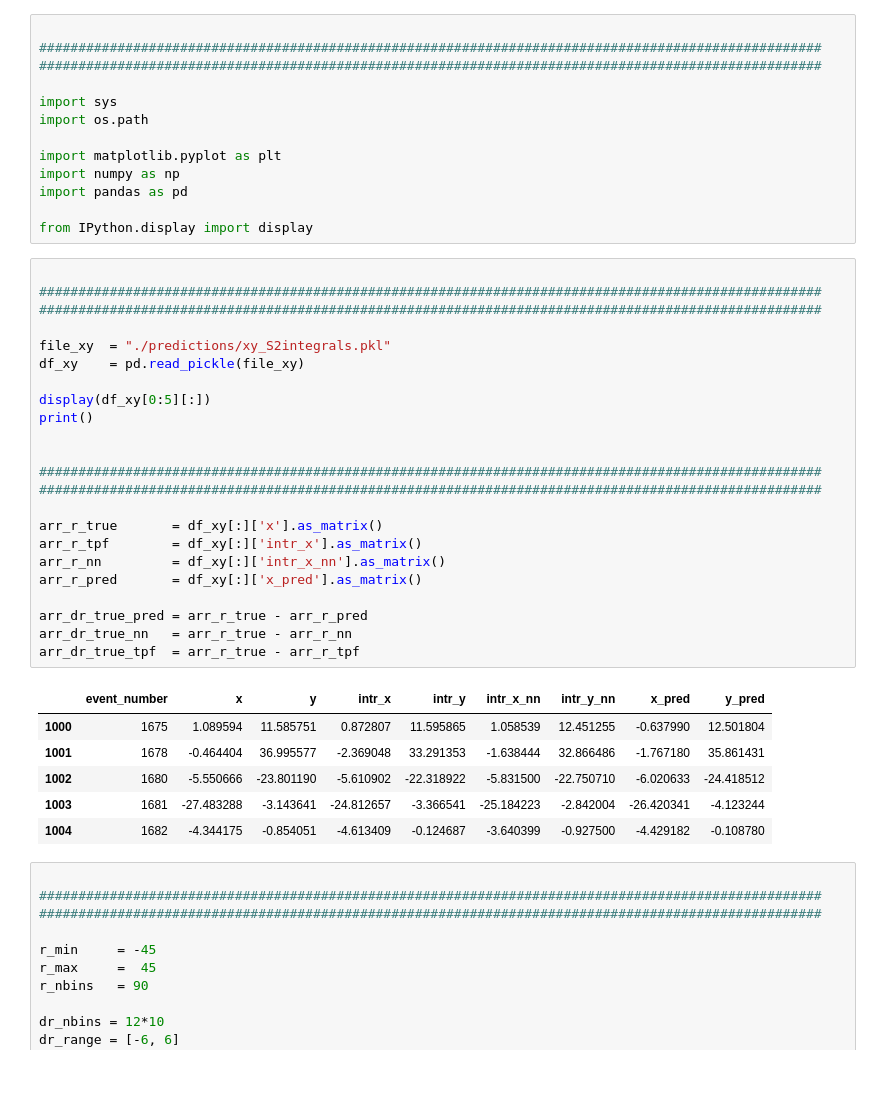
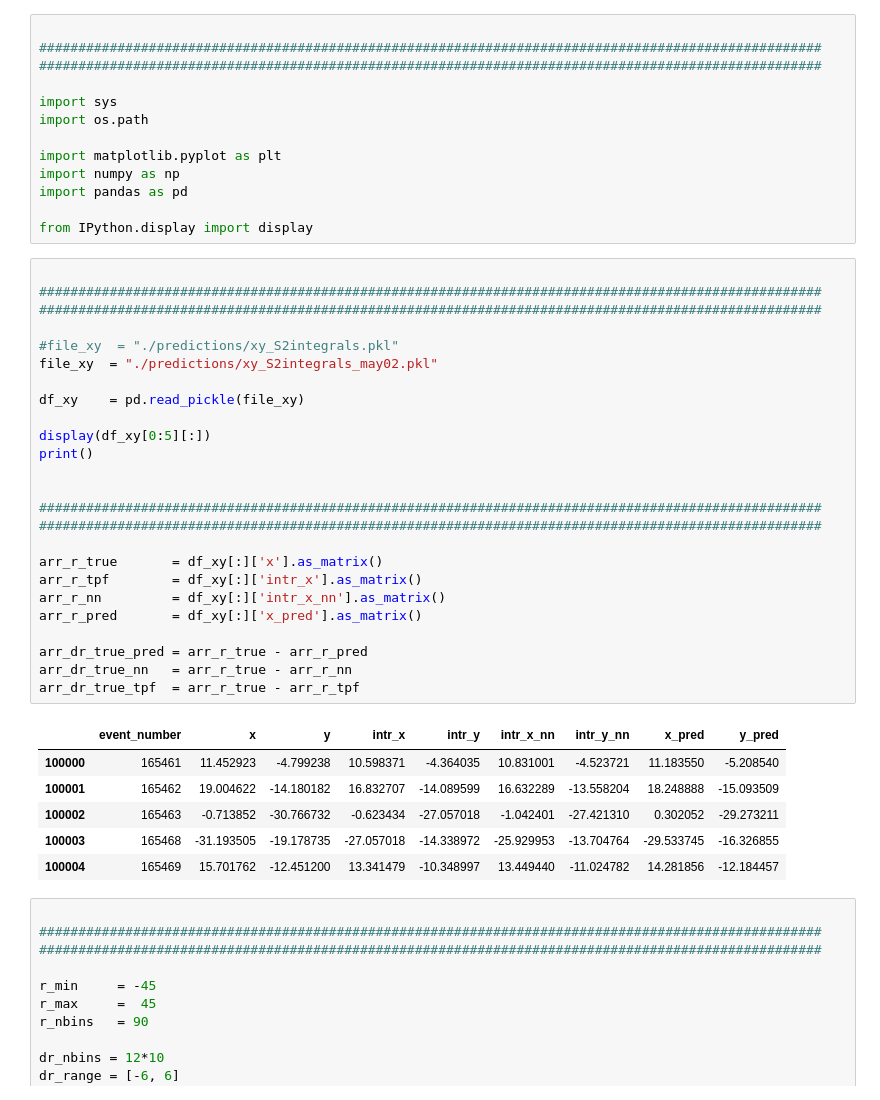
Before and after one commit to dbarg/pax_reconstruction, a Jupyter notebook: xy_s2integrals/xy_resolution.ipynb, the cells around one changed output. Saved outputs shown, nothing was run; the diff lists cells and outputs as text.

```diff
--- a/xy_s2integrals/xy_resolution.ipynb
+++ b/xy_s2integrals/xy_resolution.ipynb
@@ -14,33 +14,35 @@ from IPython.display import display
 # %%
 
 ####################################################################################################
 ####################################################################################################
 
-file_xy  = "./predictions/xy_S2integrals.pkl"
+#file_xy  = "./predictions/xy_S2integrals.pkl"
+file_xy  = "./predictions/xy_S2integrals_may02.pkl"
+
 df_xy    = pd.read_pickle(file_xy)
 
 display(df_xy[0:5][:])
 print()
 
 
 ####################################################################################################
 ####################################################################################################
 
 arr_r_true       = df_xy[:]['x'].as_matrix()
 arr_r_tpf        = df_xy[:]['intr_x'].as_matrix()
 arr_r_nn         = df_xy[:]['intr_x_nn'].as_matrix()
 arr_r_pred       = df_xy[:]['x_pred'].as_matrix()
 
 arr_dr_true_pred = arr_r_true - arr_r_pred
 arr_dr_true_nn   = arr_r_true - arr_r_nn
 arr_dr_true_tpf  = arr_r_true - arr_r_tpf
 # %% [output]
 |  | event_number | x | y | intr_x | intr_y | intr_x_nn | intr_y_nn | x_pred | y_pred |
-| 1000 | 1675 | 1.089594 | 11.585751 | 0.872807 | 11.595865 | 1.058539 | 12.451255 | -0.637990 | 12.501804 |
-| 1001 | 1678 | -0.464404 | 36.995577 | -2.369048 | 33.291353 | -1.638444 | 32.866486 | -1.767180 | 35.861431 |
-| 1002 | 1680 | -5.550666 | -23.801190 | -5.610902 | -22.318922 | -5.831500 | -22.750710 | -6.020633 | -24.418512 |
-| 1003 | 1681 | -27.483288 | -3.143641 | -24.812657 | -3.366541 | -25.184223 | -2.842004 | -26.420341 | -4.123244 |
-| 1004 | 1682 | -4.344175 | -0.854051 | -4.613409 | -0.124687 | -3.640399 | -0.927500 | -4.429182 | -0.108780 |
+| 100000 | 165461 | 11.452923 | -4.799238 | 10.598371 | -4.364035 | 10.831001 | -4.523721 | 11.183550 | -5.208540 |
+| 100001 | 165462 | 19.004622 | -14.180182 | 16.832707 | -14.089599 | 16.632289 | -13.558204 | 18.248888 | -15.093509 |
+| 100002 | 165463 | -0.713852 | -30.766732 | -0.623434 | -27.057018 | -1.042401 | -27.421310 | 0.302052 | -29.273211 |
+| 100003 | 165468 | -31.193505 | -19.178735 | -27.057018 | -14.338972 | -25.929953 | -13.704764 | -29.533745 | -16.326855 |
+| 100004 | 165469 | 15.701762 | -12.451200 | 13.341479 | -10.348997 | 13.449440 | -11.024782 | 14.281856 | -12.184457 |
 # %%
 
 ####################################################################################################
```
Also changed, not shown: parts of 1 cell of this notebook, 2 other files.
